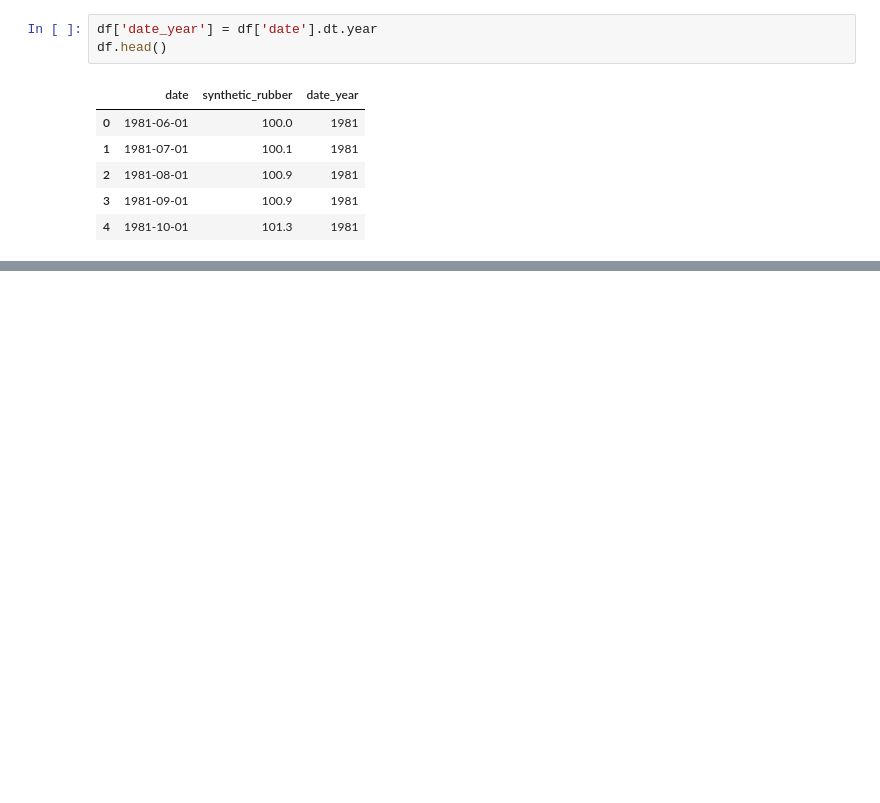
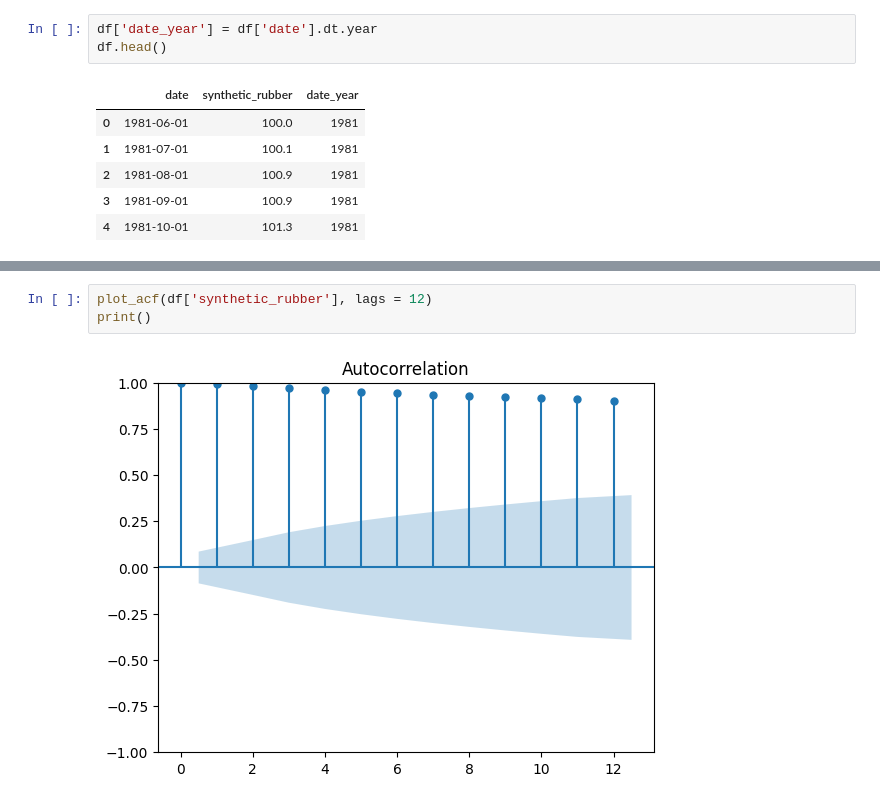
Before and after one commit to DavidGuzzi/TSA, a Jupyter notebook: synthetic_rubber.ipynb, the cells around one changed output, grey strips where cells are left out. Saved outputs shown, nothing was run; the diff lists cells and outputs as text; blank space fills up the shorter version.

```diff
--- a/synthetic_rubber.ipynb
+++ b/synthetic_rubber.ipynb
@@ -95,0 +123,5 @@ plt.show()
+# %%
+plot_acf(df['synthetic_rubber'], lags = 12)
+print()
+# %% [output]
+[figure, added]
```
Also changed, not shown: parts of 12 cells of this notebook.
